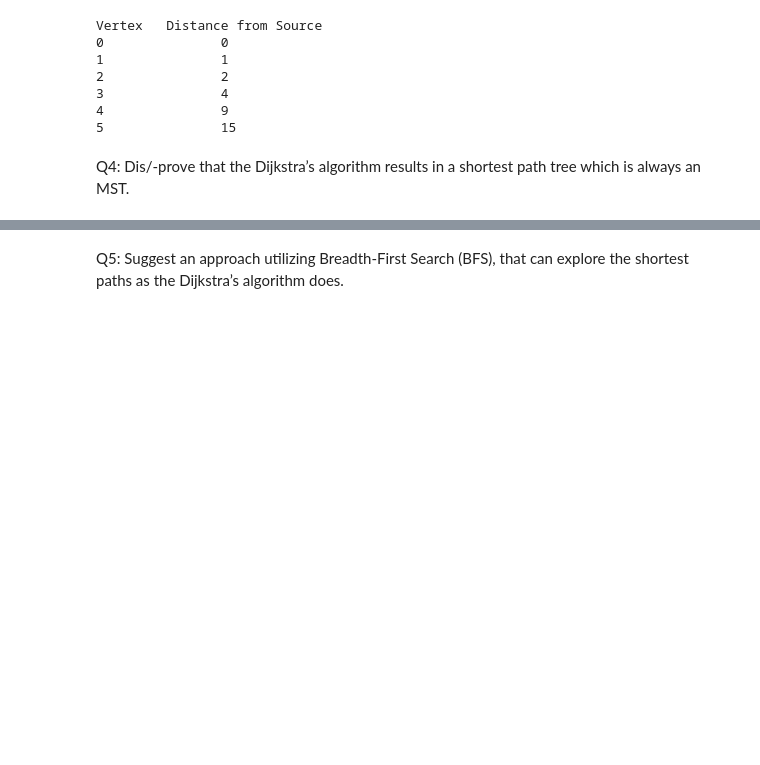
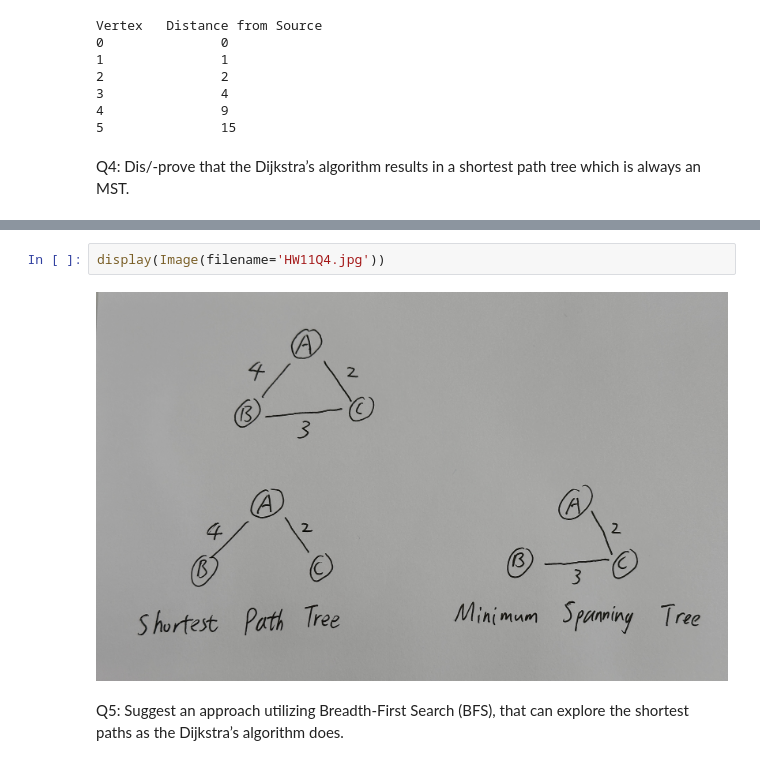
Before and after one commit to Matty-7/CS301-AlgorithmsDatabase, a Jupyter notebook: HW11/HW11.ipynb, the cells around one changed output, grey strips where cells are left out. Cells and saved outputs as stored; diff of their text form; blank space fills up the shorter version.

```diff
--- a/HW11/HW11.ipynb
+++ b/HW11/HW11.ipynb
@@ -144,3 +146,7 @@ which is always an MST.
+# %%
+display(Image(filename='HW11Q4.jpg'))
+# %% [output]
+[figure, added]
 # %% [markdown]
 Q5: Suggest an approach utilizing Breadth-First Search (BFS), that can explore
 the shortest paths as the Dijkstra’s algorithm does.
```
Also changed, not shown: parts of 1 cell of this notebook, 1 other file.
